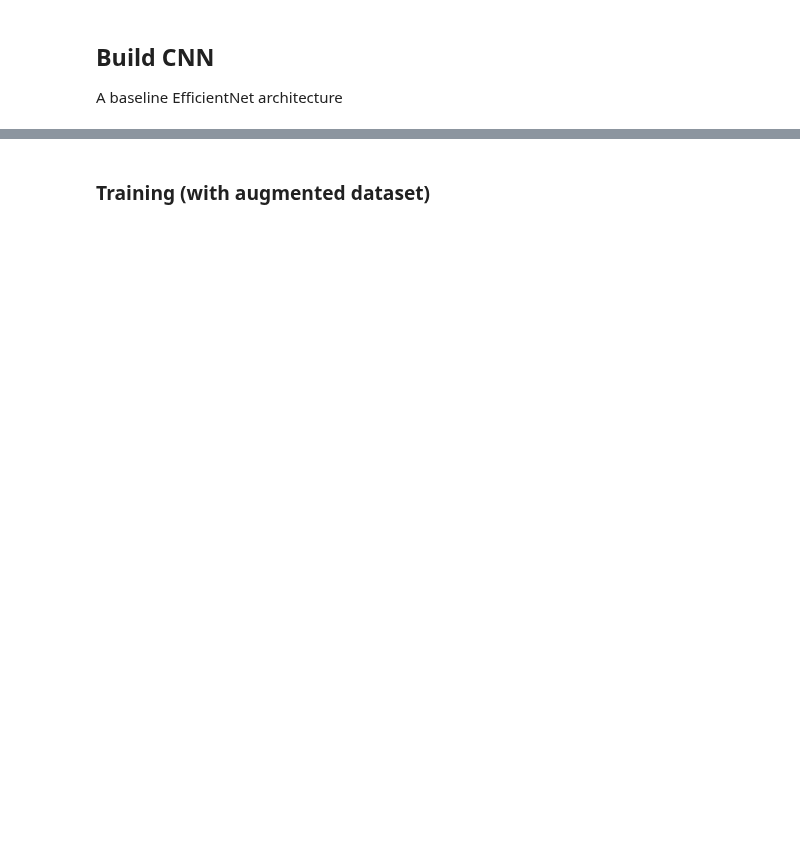
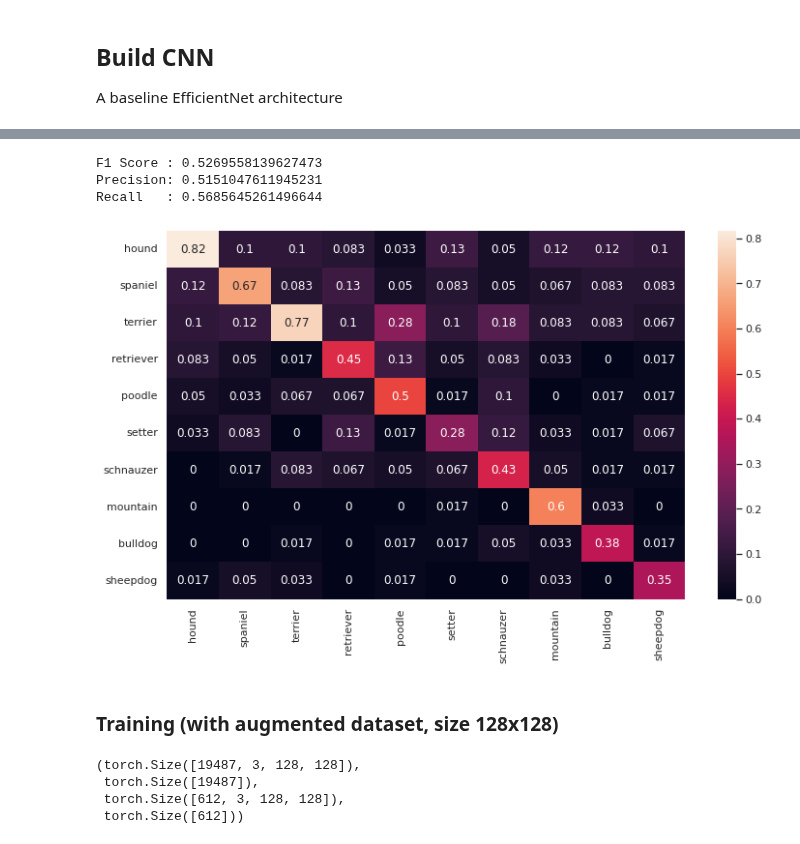
Before and after one commit to Chen-Yiyang/cs4243_project, a Jupyter notebook: 4_improved_cnn.ipynb, the cells around one changed output, grey strips where cells are left out. Saved outputs shown, nothing was run; the diff lists cells and outputs as text; code cells hidden in the pictures; blank space fills up the shorter version.

```diff
--- a/4_improved_cnn.ipynb
+++ b/4_improved_cnn.ipynb
@@ -82,20 +137,31 @@ plot_experiments(df_unaug)
 # %%
 from utils import load_checkpoint, eval_test_accuracy, show_confusion_matrix, show_eval_metrics
 
 net = EfficientNet()
-load_checkpoint(net, "35894f38") # to be manually updated
+load_checkpoint(net, "21760f89") # to be manually updated
 
 accuracy, pred_y, true_y = eval_test_accuracy(net, (test_x.cpu(), test_y.cpu()), (3, 64, 64))
 
 show_confusion_matrix(pred_y, true_y)
 show_eval_metrics(pred_y, true_y)
+# %% [output]
+F1 Score : 0.5269558139627473
+Precision: 0.5151047611945231
+Recall   : 0.5685645261496644
+[figure, added]
 # %% [markdown]
-### Training (with augmented dataset)
+### Training (with augmented dataset, size 128x128)
 # %%
 from utils import load_tensor
 
-train_x, train_y = load_tensor("balan", "64", device)
-train_x.size(), train_y.size()
+train_x, train_y = load_tensor("balan", "128", device)
+test_x, test_y = load_tensor("test", "128", device)
+train_x.size(), train_y.size(), test_x.size(), test_y.size()
+# %% [output]
+(torch.Size([19487, 3, 128, 128]),
+ torch.Size([19487]),
+ torch.Size([612, 3, 128, 128]),
+ torch.Size([612]))
 # %%
 from utils import render_2d
 
```
Also changed, not shown: parts of 12 cells of this notebook, 1 other file.
